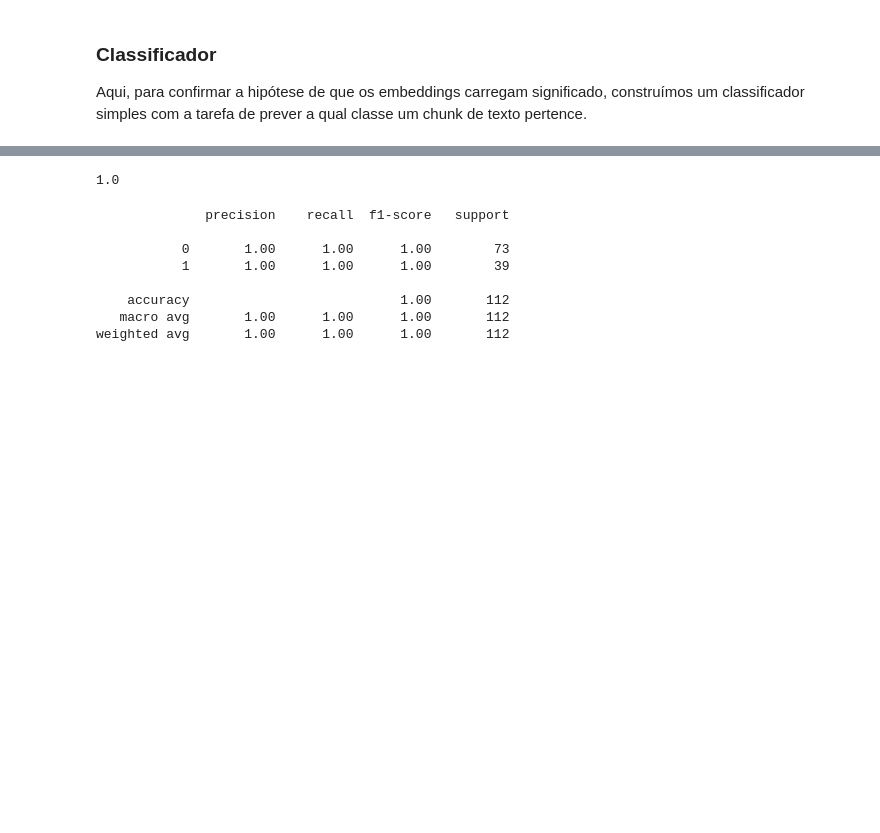
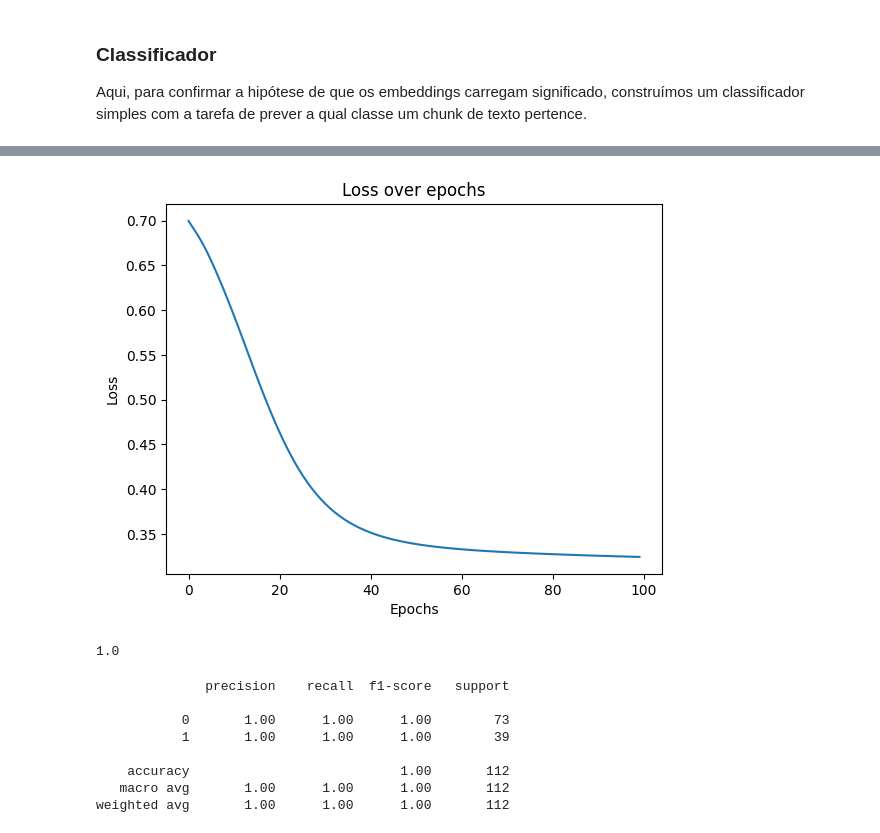
Before and after one commit to xNero-AI/nero-summer-25-1, a Jupyter notebook: embeddings/get_started_embeddings.ipynb, the cells around one changed output, grey strips where cells are left out. Drawn from its saved outputs; the diff is of its cells as text; code cells hidden in the pictures; blank space fills up the shorter version.

```diff
--- a/embeddings/get_started_embeddings.ipynb
+++ b/embeddings/get_started_embeddings.ipynb
@@ -133,11 +133,16 @@ y = torch.tensor([0]*len(vectors_historia) + [1]*len(vectors_ed_financeira), dty
 
 X_train, X_test, y_train, y_test = train_test_split(X, y, test_size=0.2, random_state=42)
 # %%
+loss_list = []
+
 for epoch in range(100):
     optimizer.zero_grad()
     outputs = classifier(X_train)
     loss = criterion(outputs, y_train)
     loss.backward()
     optimizer.step()
-    print(f"Epoch {epoch} Loss: {loss.item()}")
+    loss_list.append(loss.item())
+    if epoch % 5 == 0:
+        print(f"Epoch {epoch} Loss: {loss.item()}")
+    # print(f"Epoch {epoch} Loss: {loss.item()}")
 # %% [output]
@@ -161,3 +169,11 @@ Epoch 99 Loss: 0.3242868483066559
+# %%
+plt.plot(loss_list)
+plt.xlabel("Epochs")
+plt.ylabel("Loss")
+plt.title("Loss over epochs")
+plt.show()
+# %% [output]
+[figure, added]
 # %%
 from sklearn.metrics import accuracy_score, classification_report
 
```
Also changed, not shown: parts of 11 cells of this notebook, 5 other files.
